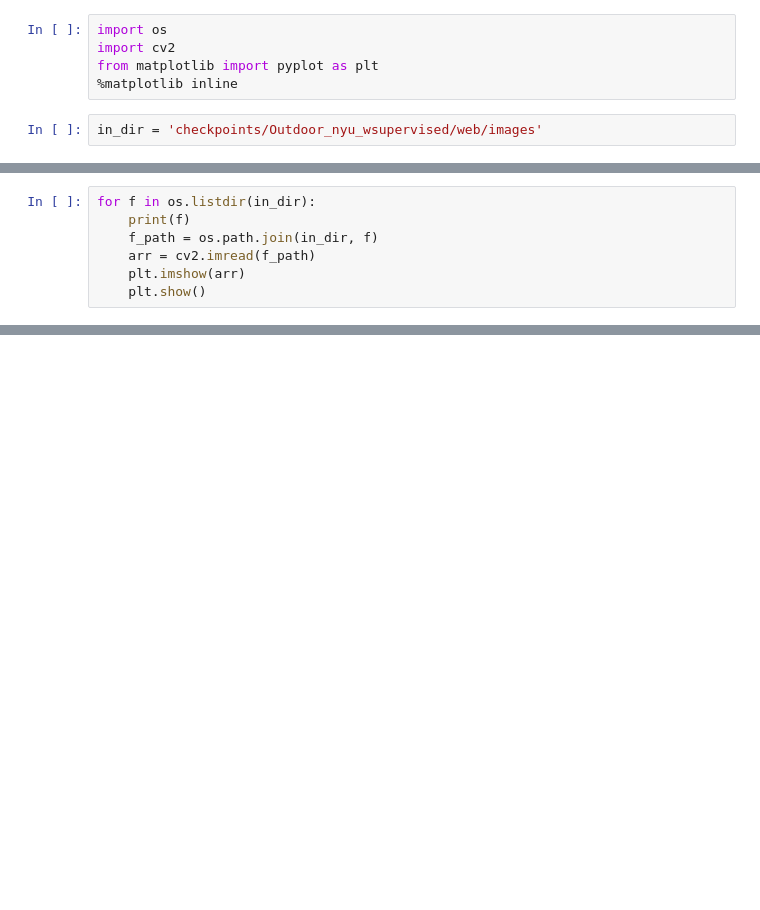
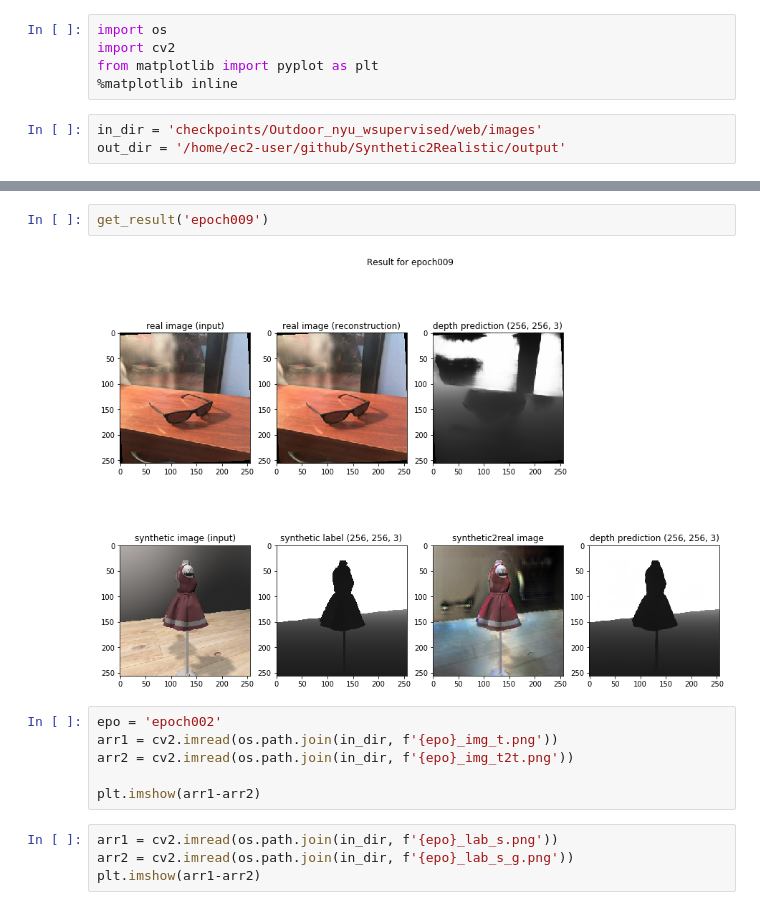
Before and after one commit to shuuchen/Synthetic2Realistic, a Jupyter notebook: monitor.ipynb, the cells around one changed output, grey strips where cells are left out. Cells and saved outputs as stored; diff of their text form; blank space fills up the shorter version.

```diff
--- a/monitor.ipynb
+++ b/monitor.ipynb
@@ -5,6 +5,7 @@ from matplotlib import pyplot as plt
 %matplotlib inline
 # %%
 in_dir = 'checkpoints/Outdoor_nyu_wsupervised/web/images'
+out_dir = '/home/ec2-user/github/Synthetic2Realistic/output'
 # %%
 os.listdir(in_dir)
 # %% [output]
@@ -19,7 +28,0 @@ os.listdir(in_dir)
-# %%
-for f in os.listdir(in_dir):
-    print(f)
-    f_path = os.path.join(in_dir, f)
-    arr = cv2.imread(f_path)
-    plt.imshow(arr)
-    plt.show()
@@ -39,0 +74,14 @@ epoch001_lab_s.png
+# %%
+get_result('epoch009')
+# %% [output]
+[figure, added]
+# %%
+epo = 'epoch002'
+arr1 = cv2.imread(os.path.join(in_dir, f'{epo}_img_t.png'))
+arr2 = cv2.imread(os.path.join(in_dir, f'{epo}_img_t2t.png'))
+
+plt.imshow(arr1-arr2)
+# %%
+arr1 = cv2.imread(os.path.join(in_dir, f'{epo}_lab_s.png'))
+arr2 = cv2.imread(os.path.join(in_dir, f'{epo}_lab_s_g.png'))
+plt.imshow(arr1-arr2)
```
Also changed, not shown: parts of 3 cells of this notebook, 18 other files.
